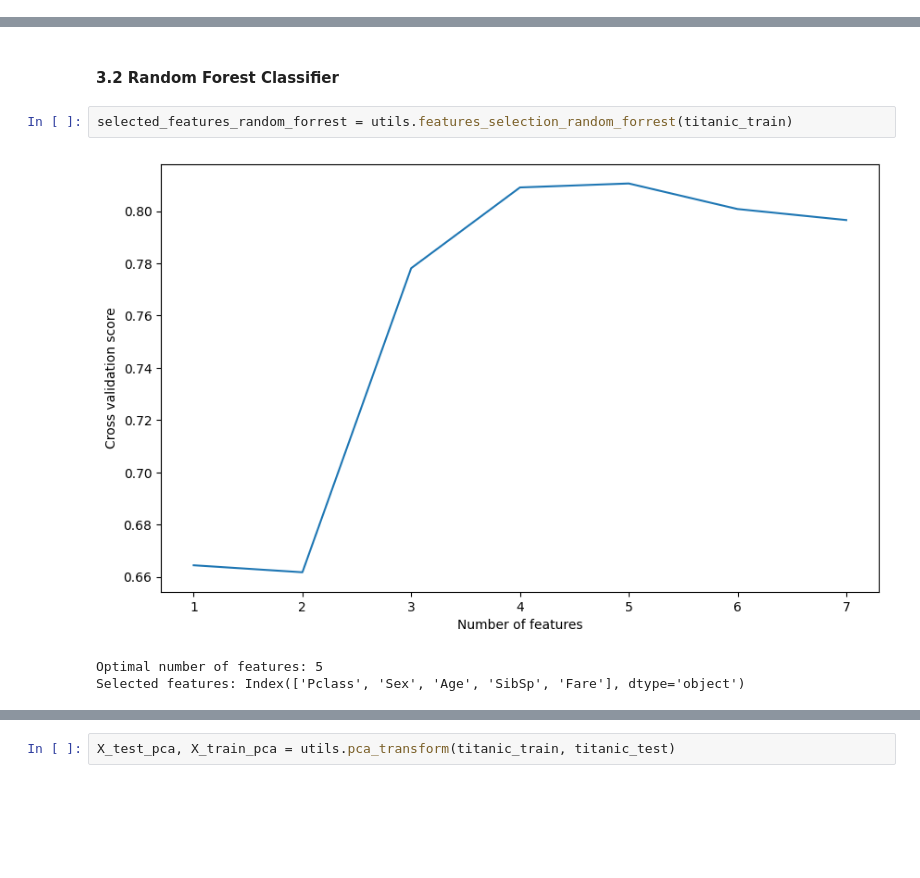
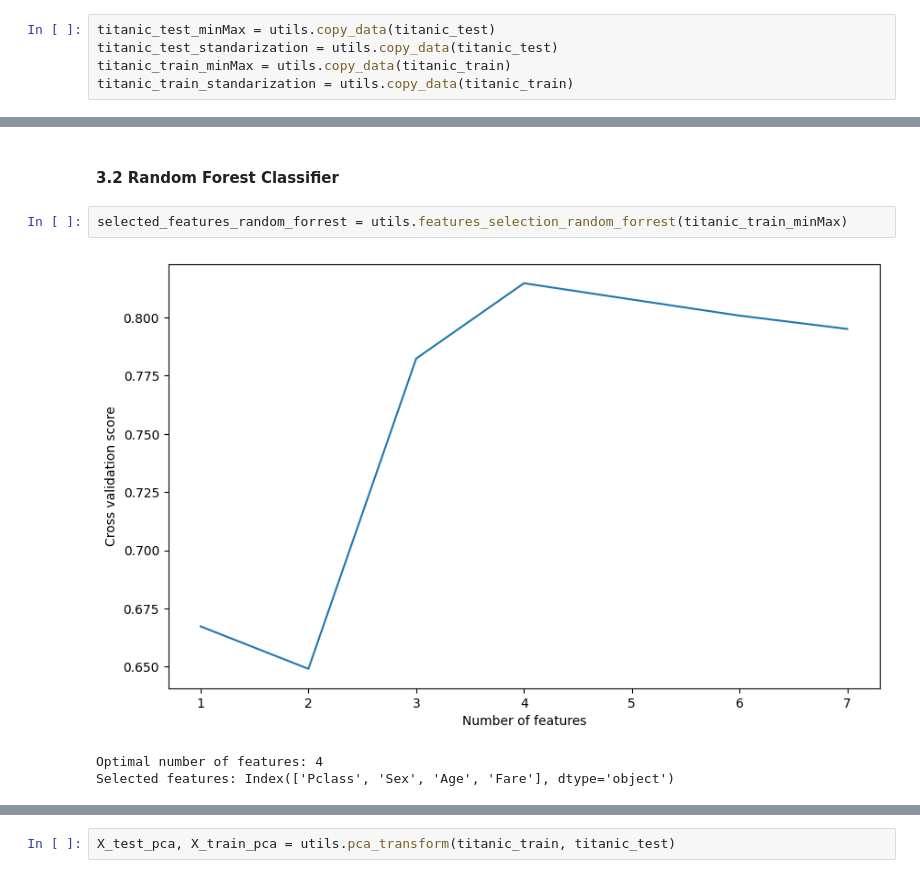
Before and after one commit to markopolo139/DataMiningAssignment1, a Jupyter notebook: titanic_classification.ipynb, the cells around one changed output, grey strips where cells are left out. Drawn from its saved outputs; the diff is of its cells as text; blank space fills up the shorter version.

Commit message:
fix(titanic_classification): separate minmax and standarization

```diff
--- a/titanic_classification.ipynb
+++ b/titanic_classification.ipynb
@@ -160,3 +162,8 @@ Please also refer to the documentation for alternative solver options:
+# %%
+titanic_test_minMax = utils.copy_data(titanic_test)
+titanic_test_standarization = utils.copy_data(titanic_test)
+titanic_train_minMax = utils.copy_data(titanic_train)
+titanic_train_standarization = utils.copy_data(titanic_train)
 # %% [markdown]
 #### 2.1: Normalization
 
@@ -239,8 +269,8 @@ Selected features: Index(['Pclass', 'Sex', 'Age', 'SibSp'], dtype='object')
 # %% [markdown]
 #### 3.2 Random Forest Classifier
 # %%
-selected_features_random_forrest = utils.features_selection_random_forrest(titanic_train)
+selected_features_random_forrest = utils.features_selection_random_forrest(titanic_train_minMax)
 # %% [output]
-[figure, old version]
+[figure, new version]
-Optimal number of features: 5
-Selected features: Index(['Pclass', 'Sex', 'Age', 'SibSp', 'Fare'], dtype='object')
+Optimal number of features: 4
+Selected features: Index(['Pclass', 'Sex', 'Age', 'Fare'], dtype='object')
```
Also changed, not shown: parts of 14 cells of this notebook, 1 other file.
